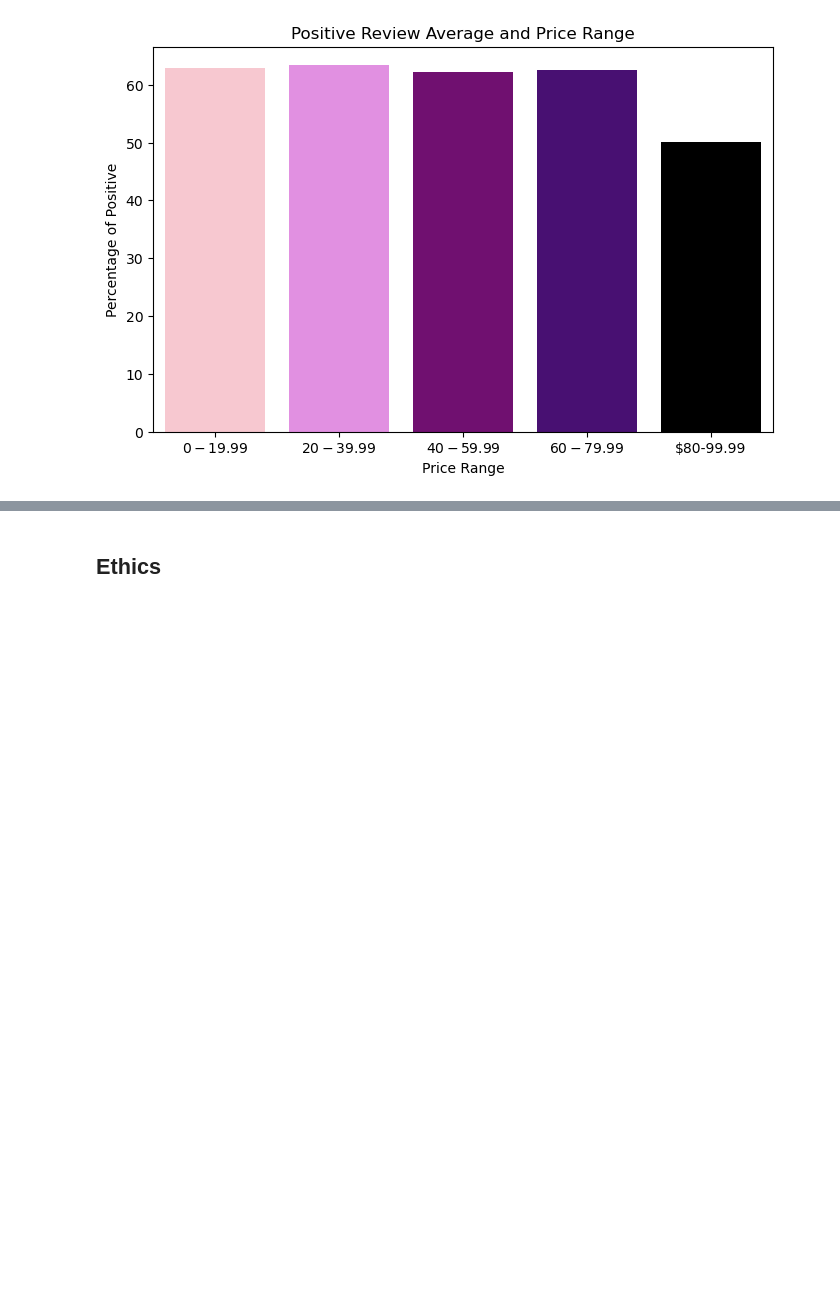
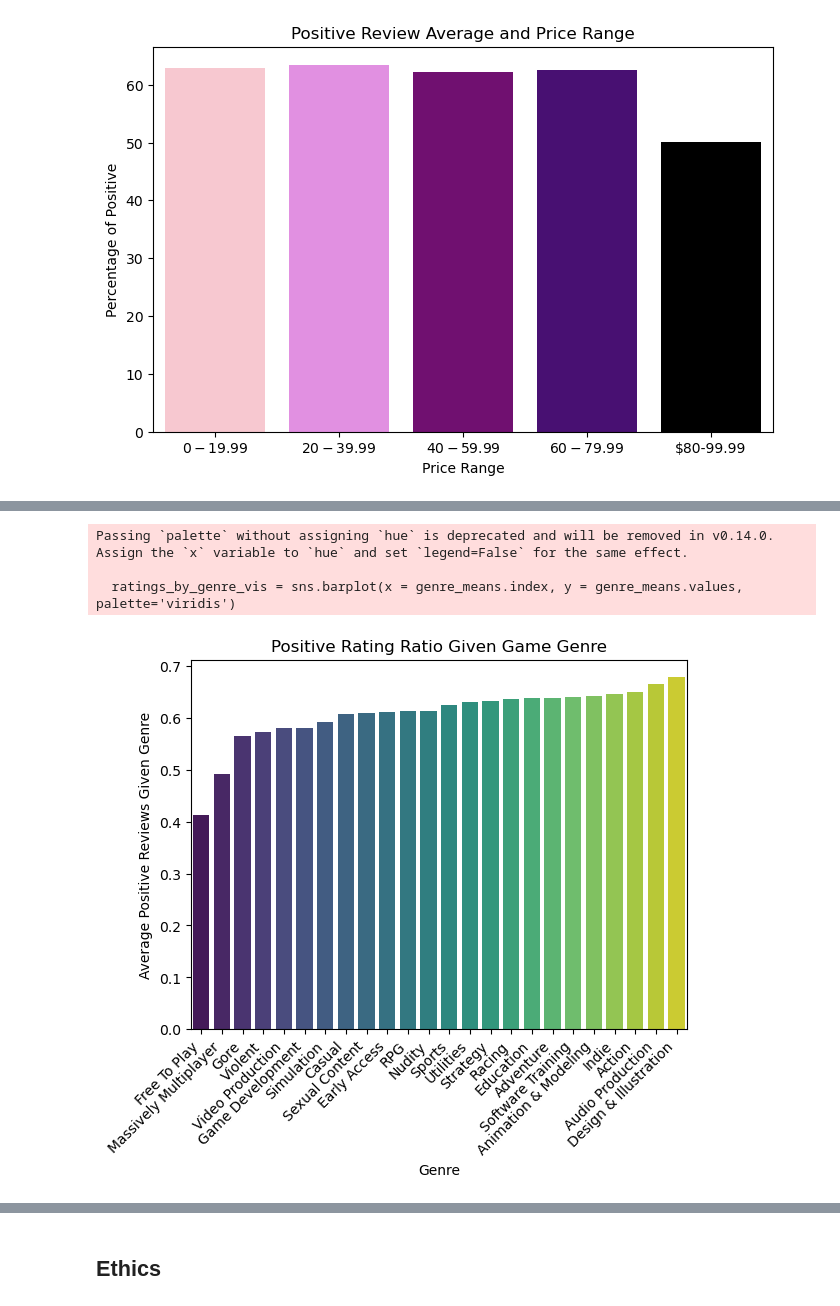
Before and after one commit to COGS108/Group100_WI26, a Jupyter notebook: 02-EDACheckpoint.ipynb, the cells around one changed output, grey strips where cells are left out. Saved outputs shown, nothing was run; the diff lists cells and outputs as text; code cells hidden in the pictures; blank space fills up the shorter version.

Commit message:
adding third data visualization

```diff
--- a/02-EDACheckpoint.ipynb
+++ b/02-EDACheckpoint.ipynb
@@ -529,0 +528,33 @@ Some more words and stuff.  Remember notebooks work best if you interleave the c
+# %%
+# create a copy of the steam_games dataframe for manipulation
+copy = steam_games.copy()
+
+# add a column 'rating_percent' that describes the ratio of positive reviews to total reviews
+copy['rating_percent'] = copy['Positive'] / (copy['Positive'] + copy['Negative'])
+# convert the 'genres' column from strings to lists
+copy['genres'] = copy['genres'].apply(lambda x: ast.literal_eval(x))
+
+# get all the unique genres from the genres column
+genres = pd.Series([i for lst in copy['genres'] for i in lst]).unique()
+
+# create a new one-hot column for every unique genre in 'genres'
+for genre in genres:
+    copy[genre] = copy['genres'].apply(lambda x: genre in x)
+genres_one_hot = copy[genres].join(copy['rating_percent']).dropna(subset = 'rating_percent')
+
+# drop genres that have less than 50 games assigned to them and calculate the means
+counts = copy[genres].sum()
+valid_genres = counts[counts > 50].index
+genre_means = (genres_one_hot[valid_genres].multiply(copy['rating_percent'], axis=0).sum() / counts[valid_genres]).sort_values()
+
+# create the visualization and make it pretty
+ratings_by_genre_vis = sns.barplot(x = genre_means.index, y = genre_means.values, palette='viridis')
+ratings_by_genre_vis.set_xticklabels(ratings_by_genre_vis.get_xticklabels(), rotation=45, ha='right')
+ratings_by_genre_vis.set_title('Positive Rating Ratio Given Game Genre')
+ratings_by_genre_vis.set(xlabel = 'Genre', ylabel = 'Average Positive Reviews Given Genre')
+plt.show()
+# %% [output]
+Passing `palette` without assigning `hue` is deprecated and will be removed in v0.14.0. Assign the `x` variable to `hue` and set `legend=False` for the same effect.
+
+  ratings_by_genre_vis = sns.barplot(x = genre_means.index, y = genre_means.values, palette='viridis')
+[figure, added]
```
Also changed, not shown: parts of 7 cells of this notebook.
